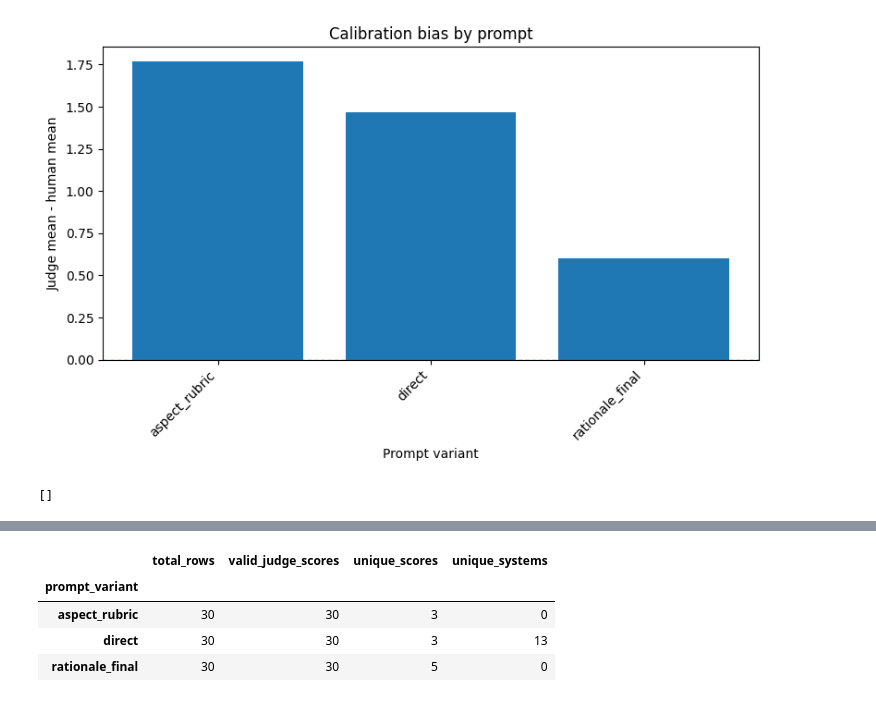
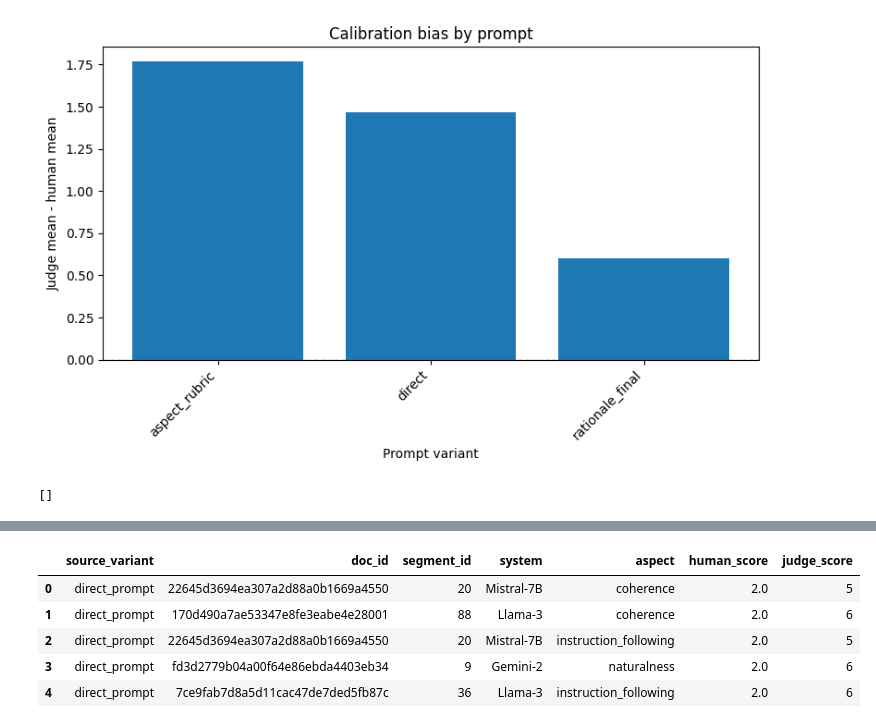
Before and after one commit to NhAnh278/llm-as-a-judge-praktikum, a Jupyter notebook: notebooks/Nhat_Anh_Hoang_analysis.ipynb, the cells around one changed output, grey strips where cells are left out. Cells and saved outputs as stored; diff of their text form; code cells hidden in the pictures.

```diff
--- a/notebooks/Nhat_Anh_Hoang_analysis.ipynb
+++ b/notebooks/Nhat_Anh_Hoang_analysis.ipynb
@@ -1987,13 +2052,36 @@ df_prompt_pairwise.sort_values("pairwise_accuracy", ascending=False)
-# %%
-df_prompt_all.groupby("prompt_variant").agg(
-    total_rows=("judge_score", "size"),
-    valid_judge_scores=("judge_score", "count"),
-    unique_scores=("judge_score", "nunique"),
-    unique_systems=("system", "nunique")
-)
-# %% [output]
-|  | total_rows | valid_judge_scores | unique_scores | unique_systems |
-| prompt_variant |  |  |  |  |
-| aspect_rubric | 30 | 30 | 3 | 0 |
-| direct | 30 | 30 | 3 | 13 |
-| rationale_final | 30 | 30 | 5 | 0 |
+# %%
+prompt_result_dfs = {
+    "direct_prompt": df_hf_judge,
+    "aspect_rubric_prompt": df_aspect_specific_prompt,
+    "rationale_final_prompt": df_rationale_prompt,
+}
+
+prompt_results = []
+
+for variant_name, df in prompt_result_dfs.items():
+    temp = df.copy()
+    temp["source_variant"] = variant_name
+    prompt_results.append(temp)
+
+df_prompt_scores = pd.concat(prompt_results, ignore_index=True)
+
+df_prompt_scores["human_score"] = pd.to_numeric(
+    df_prompt_scores["human_score"],
+    errors="coerce"
+)
+
+df_prompt_scores["judge_score"] = pd.to_numeric(
+    df_prompt_scores["judge_score"],
+    errors="coerce"
+)
+
+df_prompt_scores[
+    ["source_variant", "doc_id", "segment_id", "system", "aspect", "human_score", "judge_score"]
+].head()
+# %% [output]
+|  | source_variant | doc_id | segment_id | system | aspect | human_score | judge_score |
+| 0 | direct_prompt | 22645d3694ea307a2d88a0b1669a4550 | 20 | Mistral-7B | coherence | 2.0 | 5 |
+| 1 | direct_prompt | 170d490a7ae53347e8fe3eabe4e28001 | 88 | Llama-3 | coherence | 2.0 | 6 |
+| 2 | direct_prompt | 22645d3694ea307a2d88a0b1669a4550 | 20 | Mistral-7B | instruction_following | 2.0 | 5 |
+| 3 | direct_prompt | fd3d2779b04a00f64e86ebda4403eb34 | 9 | Gemini-2 | naturalness | 2.0 | 6 |
+| 4 | direct_prompt | 7ce9fab7d8a5d11cac47de7ded5fb87c | 36 | Llama-3 | instruction_following | 2.0 | 6 |
```
Also changed, not shown: parts of 16 cells of this notebook.
